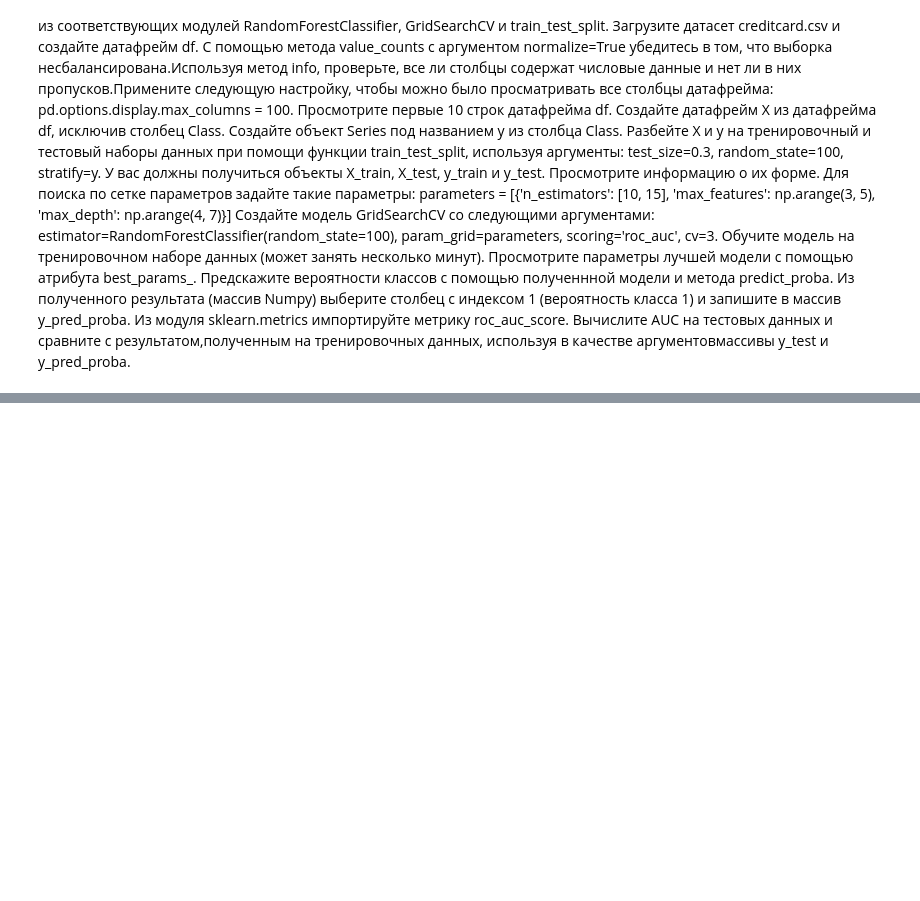
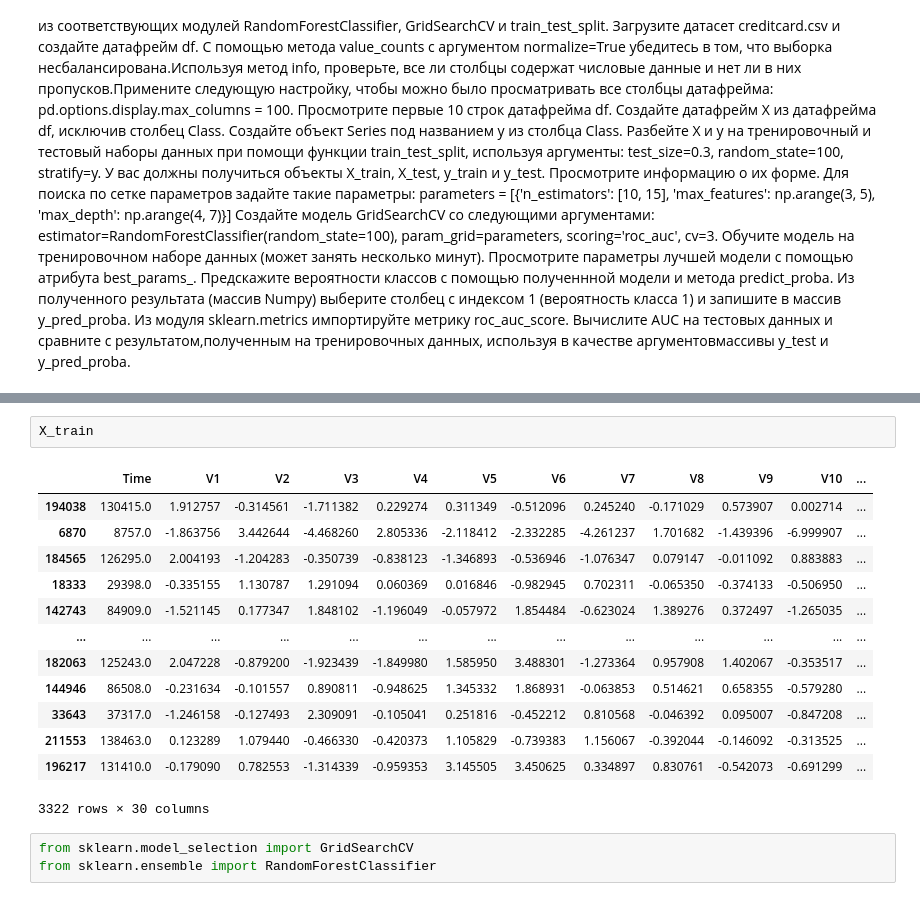
Before and after one commit to bzfrmt/jupyter, a Jupyter notebook: Lesson6.ipynb, the cells around one changed output, grey strips where cells are left out. Drawn from its saved outputs; the diff is of its cells as text; blank space fills up the shorter version.

```diff
--- a/Lesson6.ipynb
+++ b/Lesson6.ipynb
@@ -320,0 +433,19 @@ FileNotFoundError: [Errno 2] File creditcard.csv does not exist: 'creditcard.csv
+# %%
+X_train
+# %% [output]
+|  | Time | V1 | V2 | V3 | V4 | V5 | V6 | V7 | V8 | V9 | V10 | ... |
+| 194038 | 130415.0 | 1.912757 | -0.314561 | -1.711382 | 0.229274 | 0.311349 | -0.512096 | 0.245240 | -0.171029 | 0.573907 | 0.002714 | ... |
+| 6870 | 8757.0 | -1.863756 | 3.442644 | -4.468260 | 2.805336 | -2.118412 | -2.332285 | -4.261237 | 1.701682 | -1.439396 | -6.999907 | ... |
+| 184565 | 126295.0 | 2.004193 | -1.204283 | -0.350739 | -0.838123 | -1.346893 | -0.536946 | -1.076347 | 0.079147 | -0.011092 | 0.883883 | ... |
+| 18333 | 29398.0 | -0.335155 | 1.130787 | 1.291094 | 0.060369 | 0.016846 | -0.982945 | 0.702311 | -0.065350 | -0.374133 | -0.506950 | ... |
+| 142743 | 84909.0 | -1.521145 | 0.177347 | 1.848102 | -1.196049 | -0.057972 | 1.854484 | -0.623024 | 1.389276 | 0.372497 | -1.265035 | ... |
+| ... | ... | ... | ... | ... | ... | ... | ... | ... | ... | ... | ... | ... |
+| 182063 | 125243.0 | 2.047228 | -0.879200 | -1.923439 | -1.849980 | 1.585950 | 3.488301 | -1.273364 | 0.957908 | 1.402067 | -0.353517 | ... |
+| 144946 | 86508.0 | -0.231634 | -0.101557 | 0.890811 | -0.948625 | 1.345332 | 1.868931 | -0.063853 | 0.514621 | 0.658355 | -0.579280 | ... |
+| 33643 | 37317.0 | -1.246158 | -0.127493 | 2.309091 | -0.105041 | 0.251816 | -0.452212 | 0.810568 | -0.046392 | 0.095007 | -0.847208 | ... |
+| 211553 | 138463.0 | 0.123289 | 1.079440 | -0.466330 | -0.420373 | 1.105829 | -0.739383 | 1.156067 | -0.392044 | -0.146092 | -0.313525 | ... |
+| 196217 | 131410.0 | -0.179090 | 0.782553 | -1.314339 | -0.959353 | 3.145505 | 3.450625 | 0.334897 | 0.830761 | -0.542073 | -0.691299 | ... |
+3322 rows × 30 columns
+# %%
+from sklearn.model_selection import GridSearchCV
+from sklearn.ensemble import RandomForestClassifier
```
Also changed, not shown: parts of 19 cells of this notebook, 1 other file.
